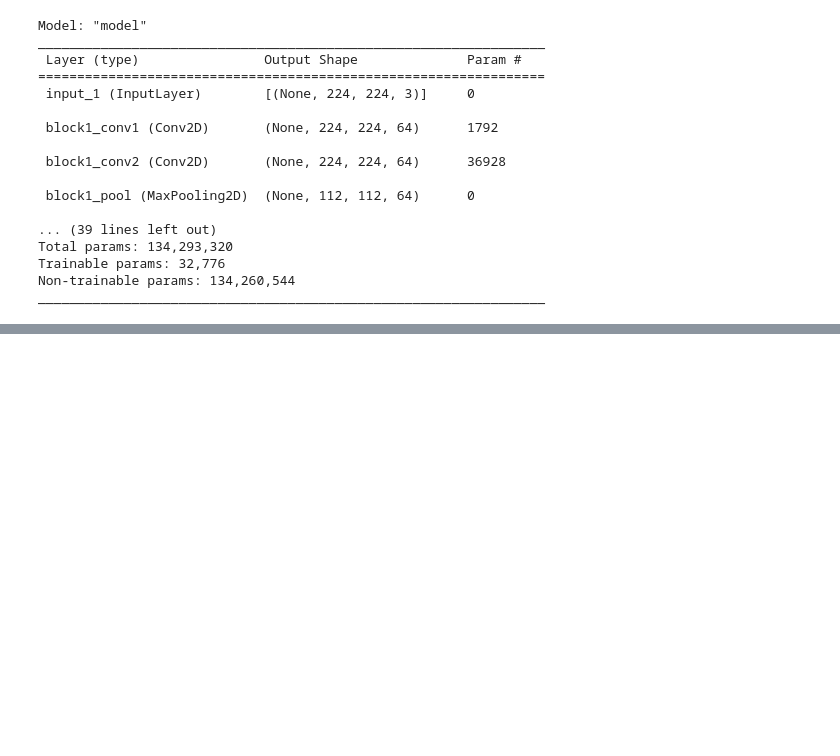
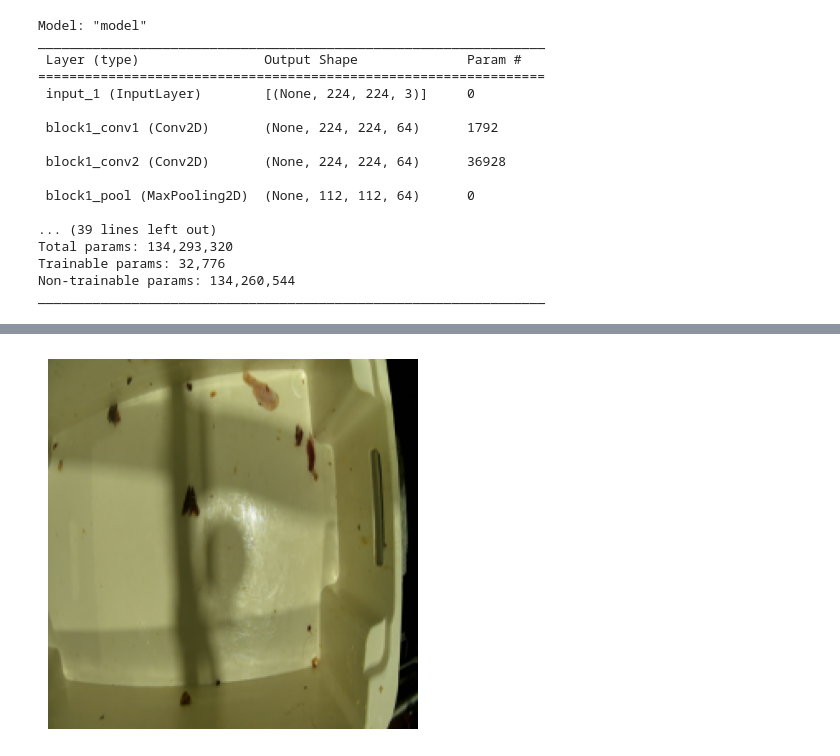
Before and after one commit to msanta-cruz/Proyecto_Final_Tratamiento_MST, a Jupyter notebook: Untitled.ipynb, the cells around one changed output, grey strips where cells are left out. Cells and saved outputs as stored; diff of their text form; code cells hidden in the pictures; blank space fills up the shorter version.

```diff
--- a/Untitled.ipynb
+++ b/Untitled.ipynb
@@ -380,7 +542,7 @@ names = ['CLASS_01', 'CLASS_02', 'CLASS_03', 'CLASS_04', 'CLASS_05', 'CLASS_06',
 modelt = load_model("model_VGG16.h5")
 #modelt = custom_model
 
-imaget_path = r"C:\Users\msantacruz\Downloads\Github2023\Proyecto_Final_Tratamiento_MST\CarneDataset\captura.png"
+imaget_path = r"C:\Users\msantacruz\Downloads\Github2023\Proyecto_Final_Tratamiento_MST\CarneDataset\06_captura.png"
 imaget=cv2.resize(cv2.imread(imaget_path), (width_shape, height_shape), interpolation = cv2.INTER_AREA)
 xt = np.asarray(imaget)
 xt=preprocess_input(xt)
@@ -391,3 +553,4 @@ print(names[np.argmax(preds)])
 plt.imshow(cv2.cvtColor(np.asarray(imaget),cv2.COLOR_BGR2RGB))
 plt.axis('off')
 plt.show()
+# %% [output]
@@ -394,3 +559,4 @@ plt.show()
+[figure, added]
 # %%
 #Matriz de confusión y métricas de desempeño
 
```
Also changed, not shown: parts of 14 cells of this notebook, 1 other file.
